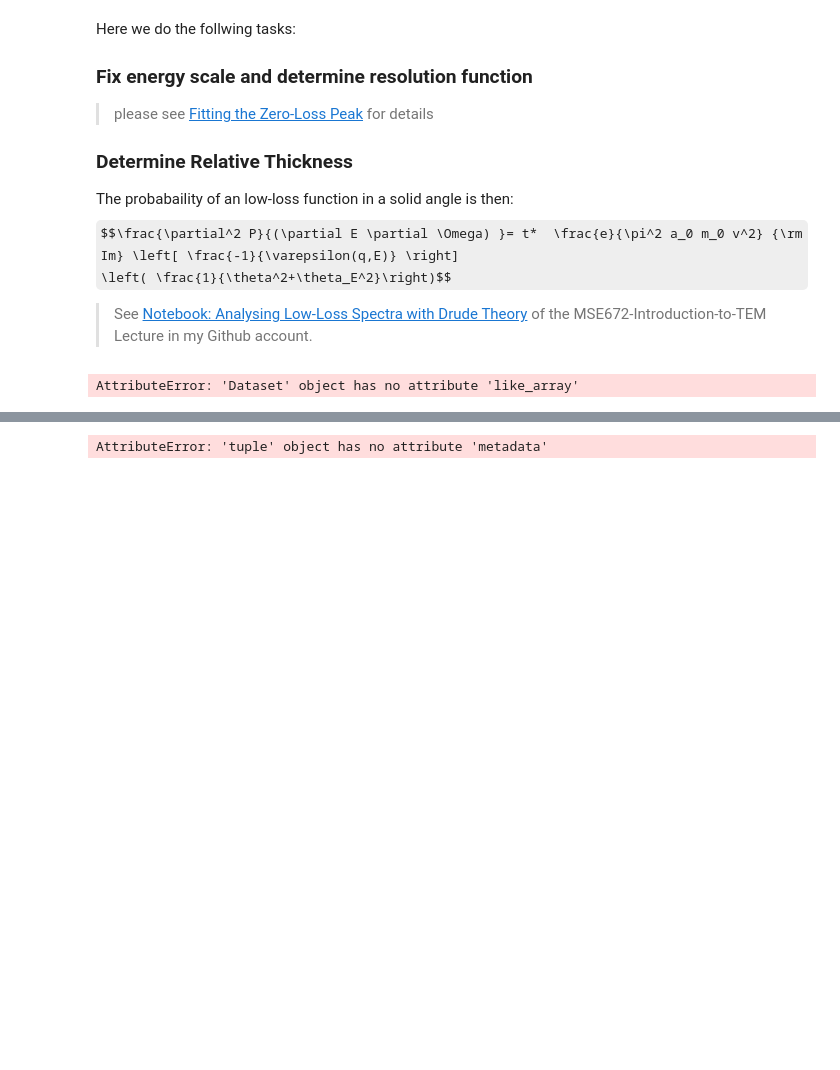
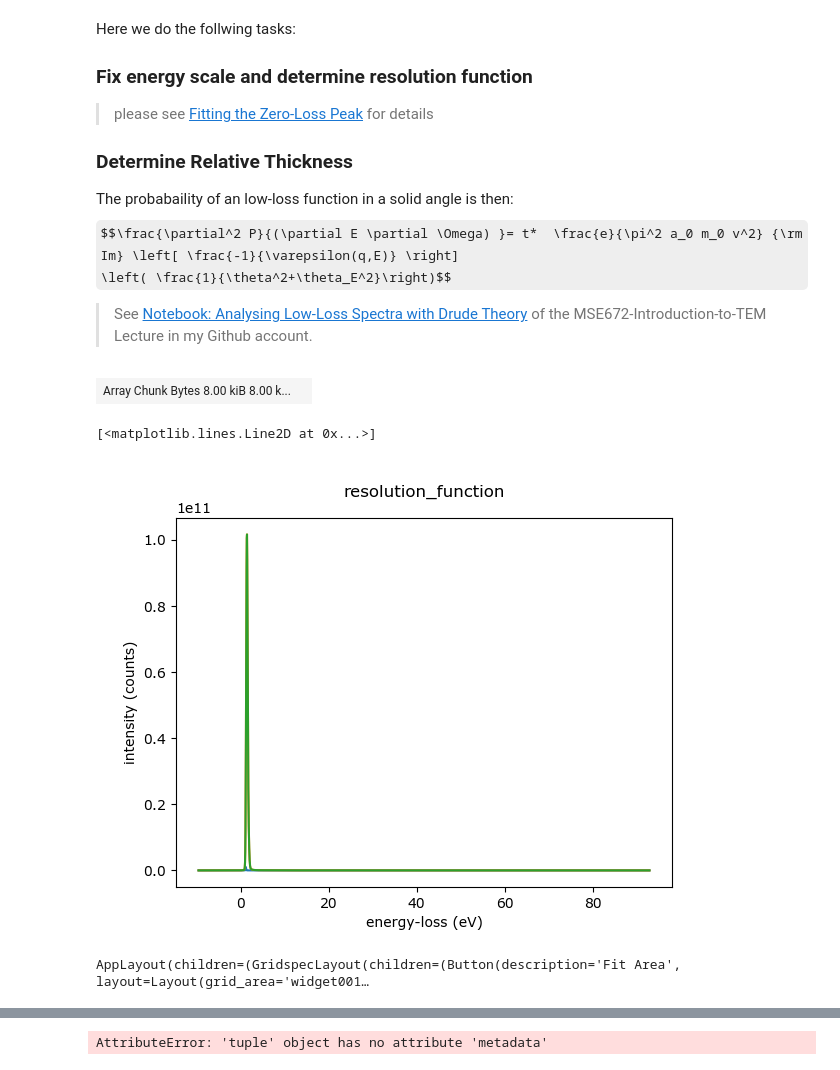
Before and after one commit to pycroscopy/pyTEMlib, a Jupyter notebook: notebooks/EELS/Analyse_Low_Loss.ipynb, the cells around one changed output, grey strips where cells are left out. Drawn from its saved outputs; the diff is of its cells as text; code cells hidden in the pictures; some formulas as TeX source; blank space fills up the shorter version.

```diff
--- a/notebooks/EELS/Analyse_Low_Loss.ipynb
+++ b/notebooks/EELS/Analyse_Low_Loss.ipynb
@@ -152,10 +162,20 @@ $$\frac{\partial^2 P}{(\partial E \partial \Omega) }= t*  \frac{e}{\pi^2 a_0 m_0
          \left( \frac{1}{\theta^2+\theta_E^2}\right)$$
 
 >See [Notebook: Analysing Low-Loss Spectra with Drude Theory](https://raw.githubusercontent.com/gduscher/MSE672-Introduction-to-TEM/main/Spectroscopy/CH4_03-Drude.ipynb) of the MSE672-Introduction-to-TEM Lecture in my Github account.
-# %%
-resolution_functions, _ = eels_tools.resolution_function2(eels_dataset, width =1)
-
-resolution_functions
-eels_dataset.metadata
-# %% [output]
-AttributeError: 'Dataset' object has no attribute 'like_array'
+# %%
+fileWidget.selected_dataset
+# %% [output]
+| Array Chunk Bytes 8.00 kiB 8.00 k... |  |
+# %%
+resolution_functions = eels_tools.get_resolution_functions(fileWidget.selected_dataset, zero_loss_fit_width = 0.8)
+view = resolution_functions.plot()
+view.gca().plot(resolution_functions.energy_loss, fileWidget.selected_dataset)
+view.gca().plot(resolution_functions.energy_loss, fileWidget.selected_dataset- resolution_functions)
+# %% [output]
+[<matplotlib.lines.Line2D at 0x...>]
+[figure, added]
+# %%
+
+peakFitWidget = interactive_eels.PeakFitWidget(datasets)
+# %% [output]
+AppLayout(children=(GridspecLayout(children=(Button(description='Fit Area', layout=Layout(grid_area='widget001…
```
Also changed, not shown: parts of 12 cells of this notebook, 12 other files.
